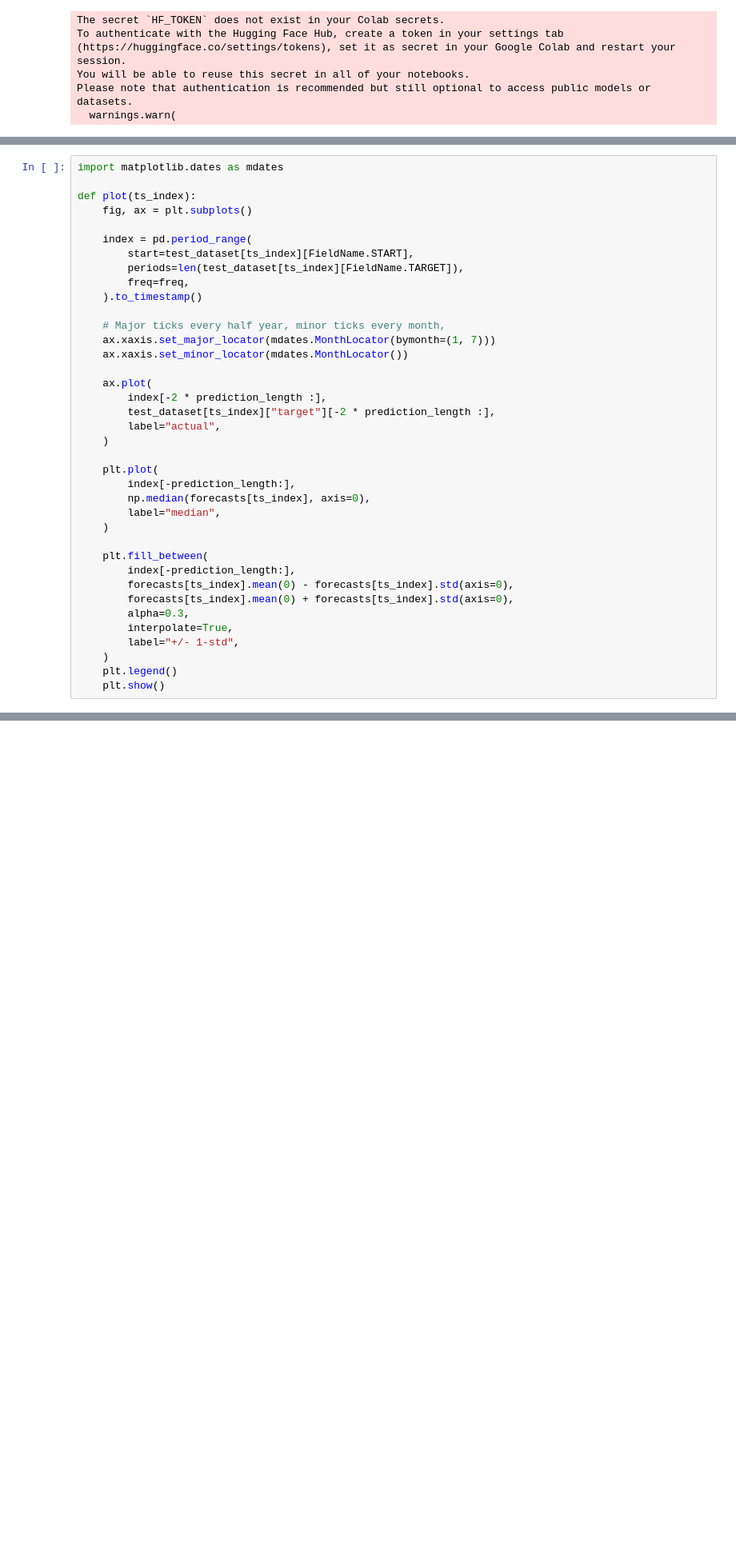
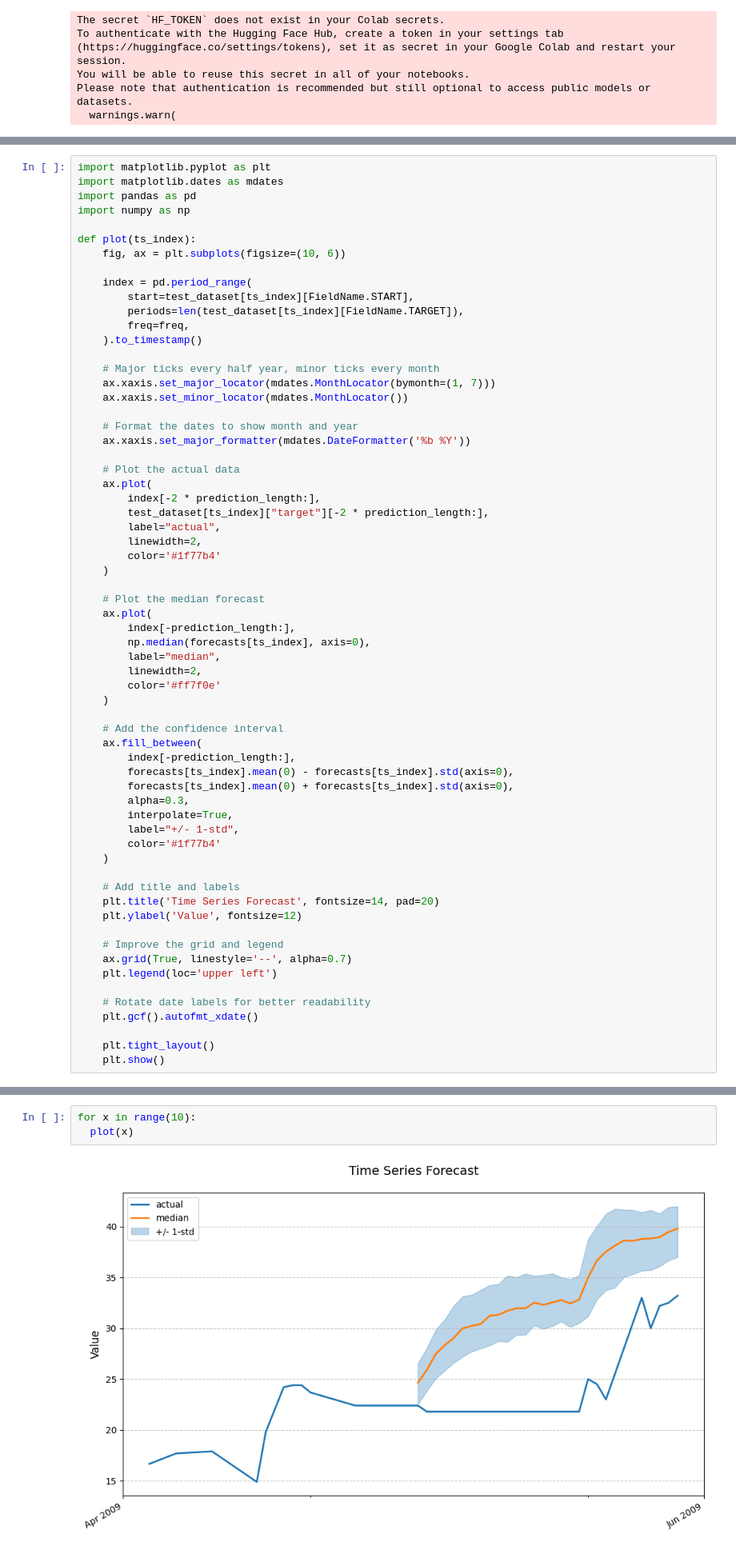
Before and after one commit to OleksandrZadvornyi/weather-forecasting, a Jupyter notebook: test_model.ipynb, the cells around one changed output, grey strips where cells are left out. Shown at 80% size. Drawn from its saved outputs; the diff is of its cells as text; blank space fills up the shorter version.

Commit message:
feat: improve plotting in `test_model.ipynb`

```diff
--- a/test_model.ipynb
+++ b/test_model.ipynb
@@ -389,8 +389,11 @@ plt.show()
 # %%
+import matplotlib.pyplot as plt
 import matplotlib.dates as mdates
+import pandas as pd
+import numpy as np
 
 def plot(ts_index):
-    fig, ax = plt.subplots()
+    fig, ax = plt.subplots(figsize=(10, 6))
 
     index = pd.period_range(
         start=test_dataset[ts_index][FieldName.START],
@@ -398,29 +401,52 @@ def plot(ts_index):
         freq=freq,
     ).to_timestamp()
 
-    # Major ticks every half year, minor ticks every month,
+    # Major ticks every half year, minor ticks every month
     ax.xaxis.set_major_locator(mdates.MonthLocator(bymonth=(1, 7)))
     ax.xaxis.set_minor_locator(mdates.MonthLocator())
 
+    # Format the dates to show month and year
+    ax.xaxis.set_major_formatter(mdates.DateFormatter('%b %Y'))
+
+    # Plot the actual data
     ax.plot(
-        index[-2 * prediction_length :],
-        test_dataset[ts_index]["target"][-2 * prediction_length :],
+        index[-2 * prediction_length:],
+        test_dataset[ts_index]["target"][-2 * prediction_length:],
         label="actual",
+        linewidth=2,
+        color='#1f77b4'
     )
 
-    plt.plot(
+    # Plot the median forecast
+    ax.plot(
         index[-prediction_length:],
         np.median(forecasts[ts_index], axis=0),
         label="median",
+        linewidth=2,
+        color='#ff7f0e'
     )
 
-    plt.fill_between(
+    # Add the confidence interval
+    ax.fill_between(
         index[-prediction_length:],
         forecasts[ts_index].mean(0) - forecasts[ts_index].std(axis=0),
         forecasts[ts_index].mean(0) + forecasts[ts_index].std(axis=0),
         alpha=0.3,
         interpolate=True,
         label="+/- 1-std",
+        color='#1f77b4'
     )
-    plt.legend()
+
+    # Add title and labels
+    plt.title('Time Series Forecast', fontsize=14, pad=20)
+    plt.ylabel('Value', fontsize=12)
+
+    # Improve the grid and legend
+    ax.grid(True, linestyle='--', alpha=0.7)
+    plt.legend(loc='upper left')
+
+    # Rotate date labels for better readability
+    plt.gcf().autofmt_xdate()
+
+    plt.tight_layout()
     plt.show()
@@ -430,0 +453,5 @@ plot(26)
+# %%
+for x in range(10):
+  plot(x)
+# %% [output]
+[figure, added]
```
Also changed, not shown: parts of 5 cells of this notebook.
